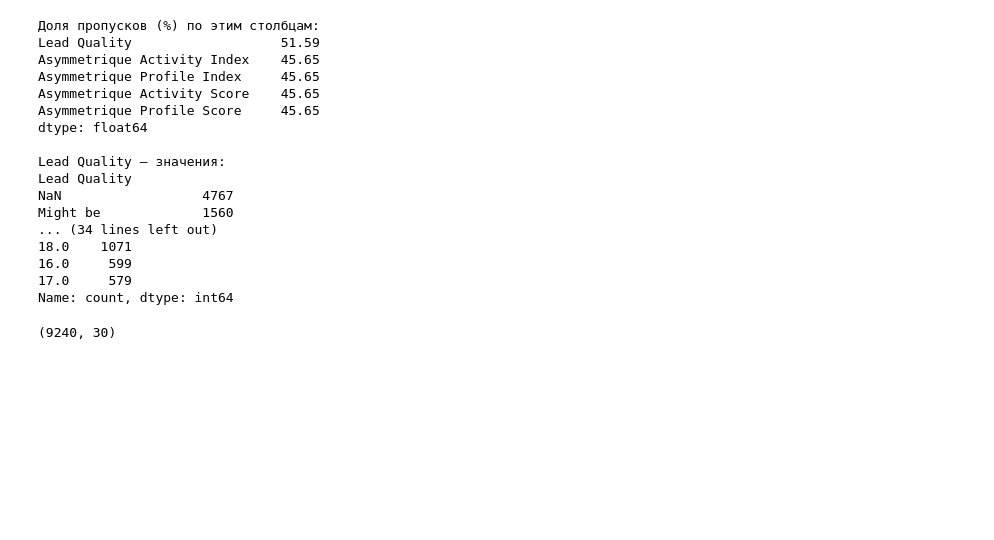
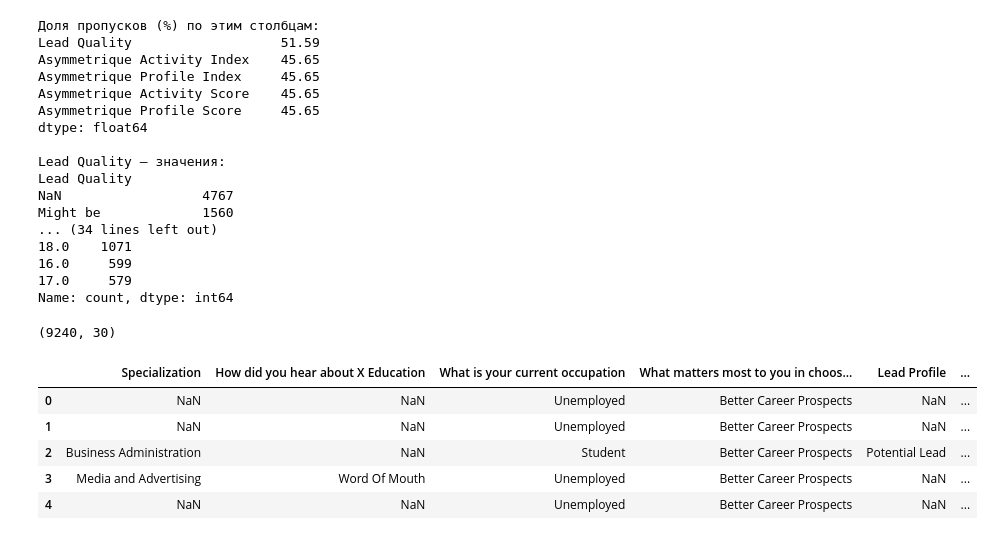
Before and after one commit to Madarakill/LS_EDU, a Jupyter notebook: Анализ набора данных.ipynb, the cells around one changed output. Saved outputs shown, nothing was run; the diff lists cells and outputs as text; code cells hidden in the pictures; blank space fills up the shorter version.

```diff
--- a/Анализ набора данных.ipynb
+++ b/Анализ набора данных.ipynb
@@ -150,3 +150,39 @@ df = df.drop(columns=nan_cols)
 df.shape
 # %% [output]
 (9240, 30)
+# %%
+
+# Список колонок, где встречаются заглушки
+
+select_col = [
+    'Specialization',
+    'How did you hear about X Education',
+    'What is your current occupation',
+    'What matters most to you in choosing a course',
+    'Lead Profile',
+    'City',
+    'Country',
+    'Tags'
+]
+
+# слова  заглушки
+
+placeholders = [
+    'Select', 'Select City', 'Select Specialization',
+    'Not specified', 'Unknown', 'Other'
+]
+
+# замена заглушек в анкетах
+
+for col in select_col:
+    if col in df.columns:
+        df[col] = df[col].replace(placeholders, np.nan)
+
+df[select_col].head()
+# %% [output]
+|  | Specialization | How did you hear about X Education | What is your current occupation | What matters most to you in choos... | Lead Profile | ... |
+| 0 | NaN | NaN | Unemployed | Better Career Prospects | NaN | ... |
+| 1 | NaN | NaN | Unemployed | Better Career Prospects | NaN | ... |
+| 2 | Business Administration | NaN | Student | Better Career Prospects | Potential Lead | ... |
+| 3 | Media and Advertising | Word Of Mouth | Unemployed | Better Career Prospects | NaN | ... |
+| 4 | NaN | NaN | Unemployed | Better Career Prospects | NaN | ... |
```
Also changed, not shown: parts of 9 cells of this notebook.
